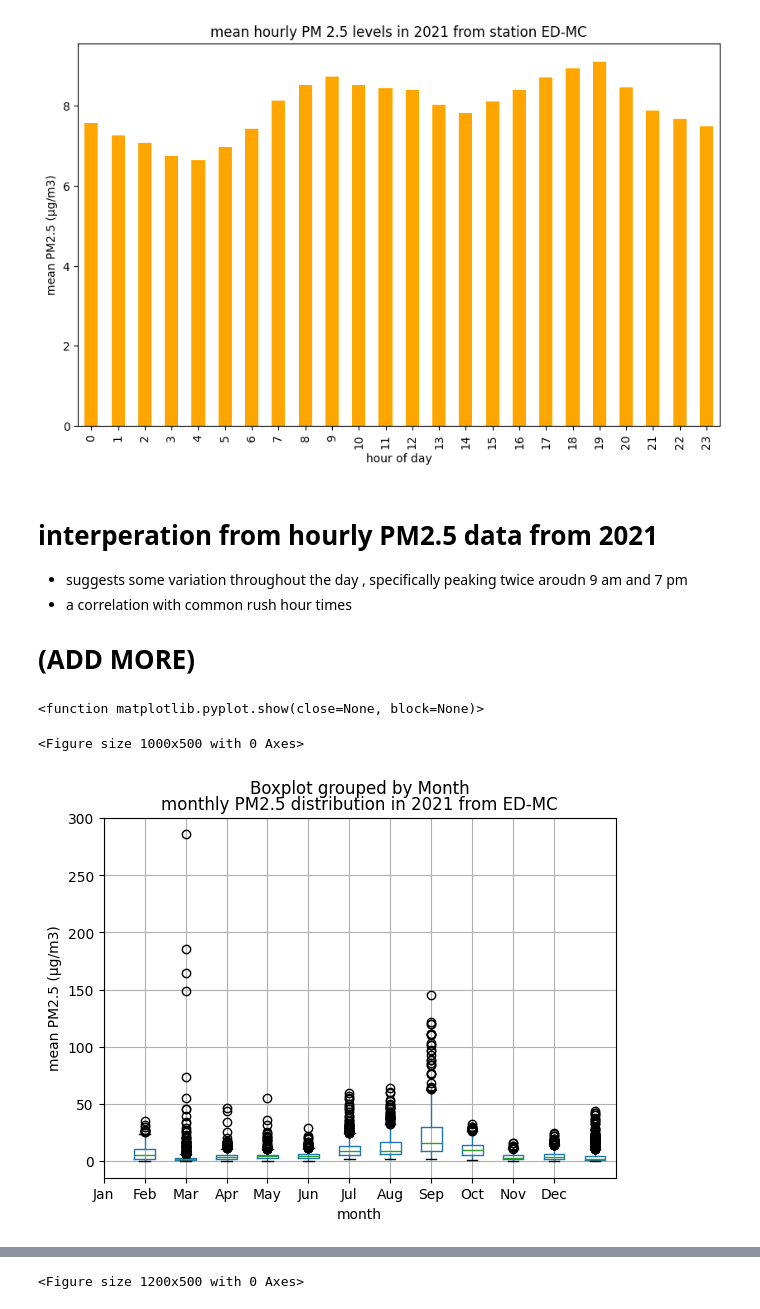
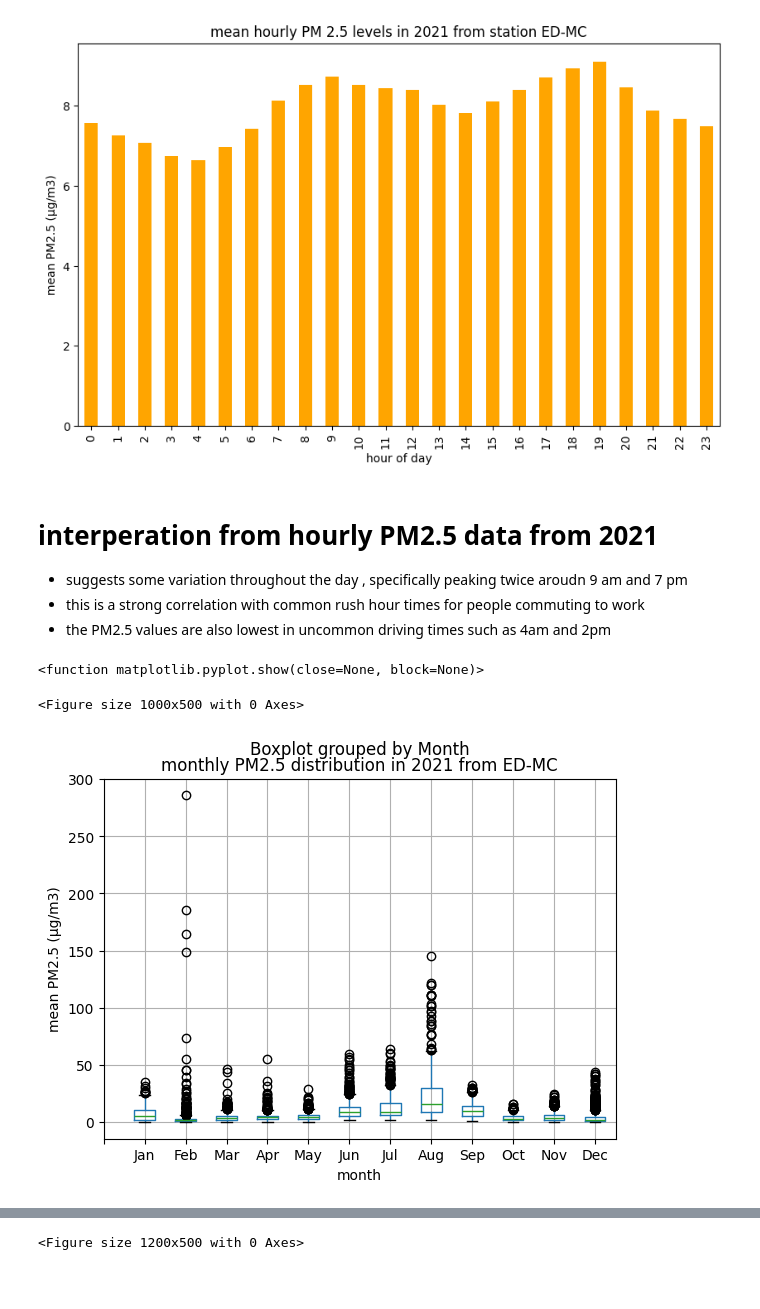
Before and after one commit to prattaiden/MSD_2024_AP, a Jupyter notebook: 6017/vscode/HW1.ipynb, the cells around one changed output, grey strips where cells are left out. Saved outputs shown, nothing was run; the diff lists cells and outputs as text; code cells hidden in the pictures; blank space fills up the shorter version.

```diff
--- a/6017/vscode/HW1.ipynb
+++ b/6017/vscode/HW1.ipynb
@@ -61,7 +61,7 @@ plt.show
 #part 2 reading the csv
 #load the data from the csv
 import pandas as pd
-df = pd.read_csv('2021-PM2.5.csv')
+df = pd.read_csv('data/2021-PM2.5.csv')
 
 #convert date to datetime objects in a dataframe
 df['Date'] = pd.to_datetime(df['Date'])
@@ -77,6 +77,7 @@ plt.plot(station_data['Date'], station_data['ED-MC'], label = 'PM2.5 Levels', co
 plt.title('hourly PMD2.5 readings at station ED-MC for the year of 2021')
 plt.xlabel('Date')
 plt.ylabel("PM2.5 (µg/m3)")
+plt.grid(True)
 plt.legend()
 # %% [output]
 <matplotlib.legend.Legend at 0x...>
@@ -115,21 +115,21 @@ plt.show()
 # %% [markdown]
 # interperation from hourly PM2.5 data from 2021
 - suggests some variation throughout the day , specifically peaking twice aroudn 9 am and 7 pm
-- a correlation with common rush hour times
-# (ADD MORE)
+- this is a strong correlation with common rush hour times for people commuting to work
+- the PM2.5 values are also lowest in uncommon driving times such as 4am and 2pm
 # %%
 #use box and whiusker plonts for data grouping
 station_data['Month'] = station_data['Date'].dt.month
 
 #Box plots for monthly distributions
 plt.figure(figsize= (10,5))
 station_data.boxplot(column='ED-MC', by ='Month')
 plt.title('monthly PM2.5 distribution in 2021 from ED-MC')
 plt.xlabel('month')
-plt.xticks(ticks=range(0,12), labels=['Jan','Feb','Mar','Apr','May','Jun','Jul','Aug','Sep','Oct','Nov','Dec'])
+plt.xticks(ticks=range(0,13), labels=['' , 'Jan','Feb','Mar','Apr','May','Jun','Jul','Aug','Sep','Oct','Nov','Dec'])
 plt.ylabel('mean PM2.5 (µg/m3)')
 plt.show
 # %% [output]
 <function matplotlib.pyplot.show(close=None, block=None)>
 <Figure size 1000x500 with 0 Axes>
-[figure, old version]
+[figure, new version]
```
Also changed, not shown: parts of 7 cells of this notebook, 5 other files.
